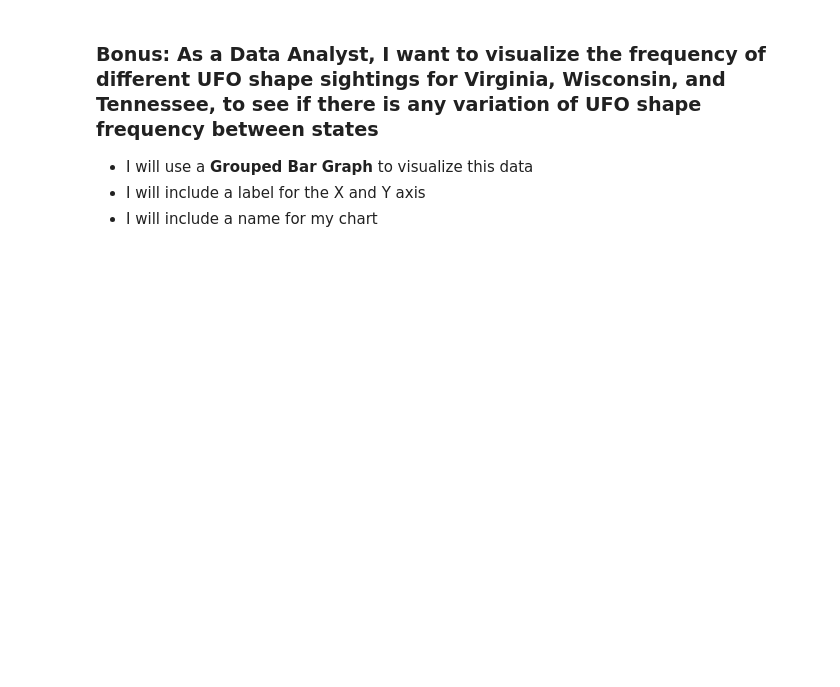
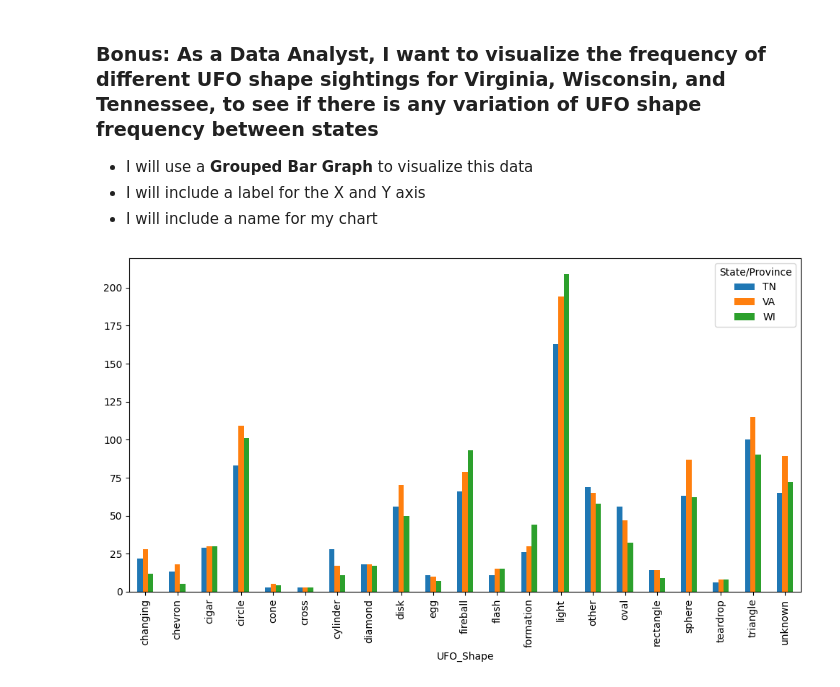
Before and after one commit to Nathan-Seeley/Project_Visualizing_Data_Matplotlib, a Jupyter notebook: Pandas_MatPlotLib_User_Stories.ipynb, the cells around one changed output. Saved outputs shown, nothing was run; the diff lists cells and outputs as text; code cells hidden in the pictures; blank space fills up the shorter version.

Commit message:
Finished the bonus chart for project

```diff
--- a/Pandas_MatPlotLib_User_Stories.ipynb
+++ b/Pandas_MatPlotLib_User_Stories.ipynb
@@ -160,3 +160,9 @@ plt.ylabel("Number of Sightings", fontsize = 12);
 * I will use a **Grouped Bar Graph** to visualize this data
 * I will include a label for the X and Y axis
 * I will include a name for my chart
+# %%
+states = filtered_df[(filtered_df["State/Province"] == "VA") | (filtered_df["State/Province"] == "TN") | (filtered_df["State/Province"] == "WI")]
+
+states.groupby(["UFO_Shape", "State/Province"]).size().unstack().plot.bar(figsize = (12,6));
+# %% [output]
+[figure, added]
```
